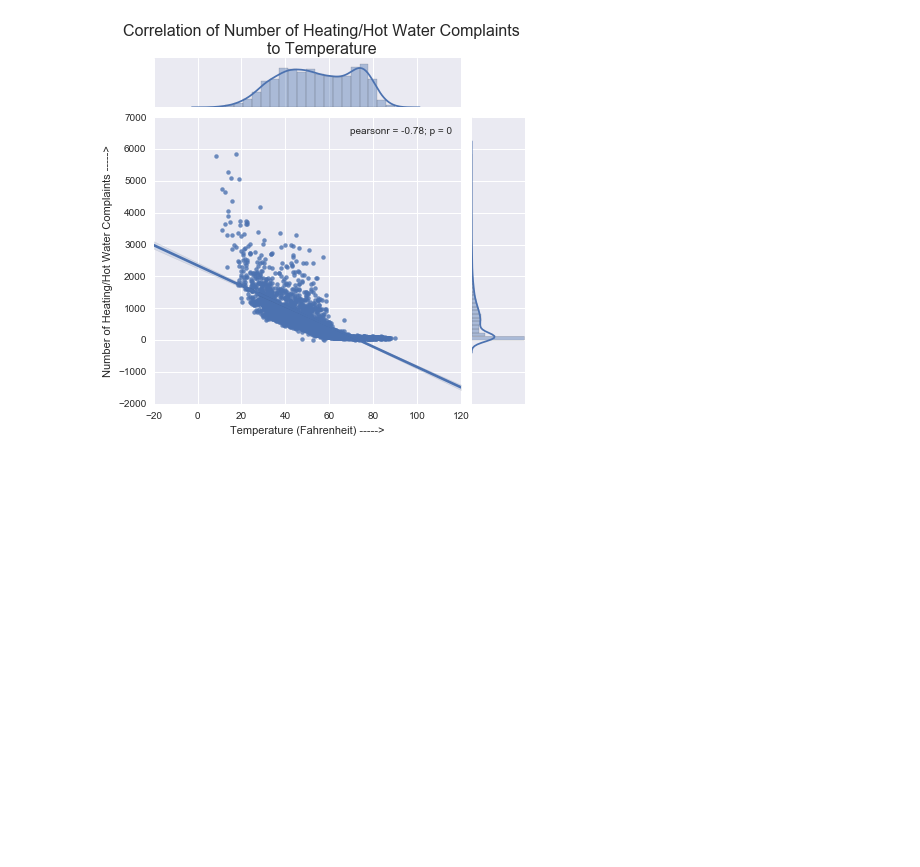
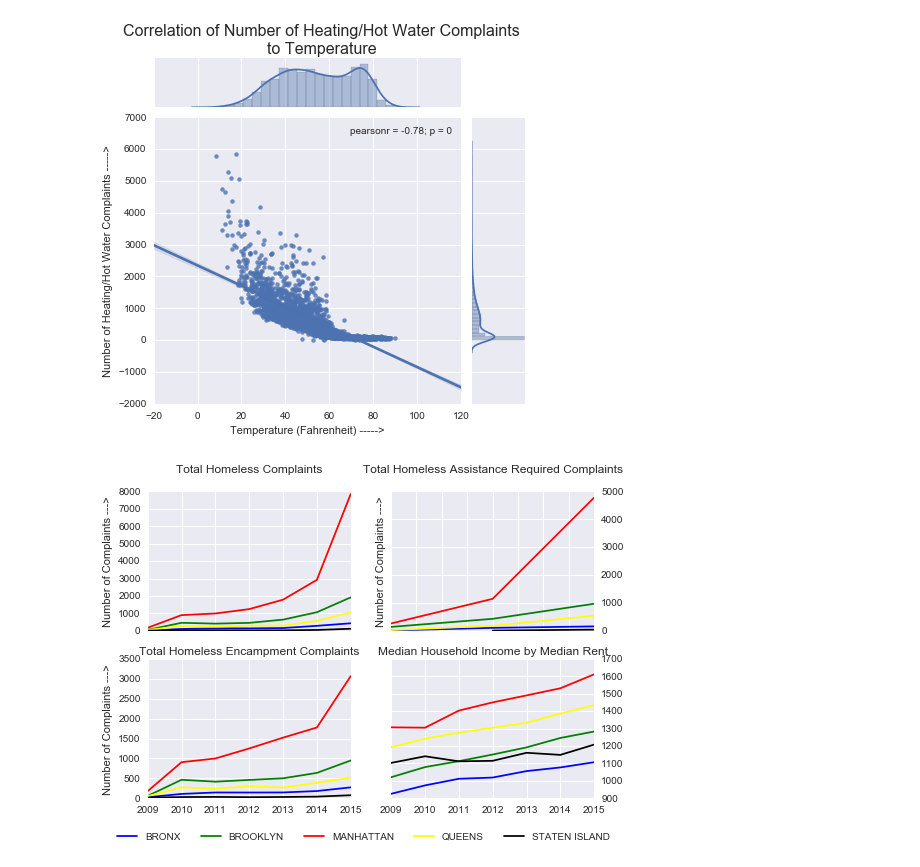
Before and after one commit to aparajita2930/NYC_Complaints_Analysis, a Jupyter notebook: results/plots/Part 2 Visualizations.ipynb, the cells around one changed output. Saved outputs shown, nothing was run; the diff lists cells and outputs as text; code cells hidden in the pictures; blank space fills up the shorter version.

```diff
--- a/results/plots/Part 2 Visualizations.ipynb
+++ b/results/plots/Part 2 Visualizations.ipynb
@@ -61,3 +63,63 @@ g.ax_joint.set_ylabel("Number of Heating/Hot Water Complaints ----->")
 # %% [output]
 <matplotlib.text.Text at 0x...>
 [figure]
+# %%
+# Distribution of Homeless complaints with Income Gap
+homeless_complaints = pd.read_csv('../res_use_cases/homeless_complaints_combined_with_income_gap.out',  names = ["year", "borough", "num_complaints", "income"])
+homeless_complaints['year'] = pd.to_datetime(homeless_complaints['year'], format='%Y').dt.date
+
+assistance_homeless_complaints = pd.read_csv('../res_use_cases/homeless_assistance_complaints_with_income_gap.out',  names = ["year", "borough", "num_complaints", "income"])
+assistance_homeless_complaints['year'] = pd.to_datetime(assistance_homeless_complaints['year'], format='%Y').dt.date
+
+homeless_encampment_complaints = pd.read_csv('../res_use_cases/homeless_encampment_complaints_with_income_gap.out',  names = ["year", "borough", "num_complaints", "income"])
+homeless_encampment_complaints['year'] = pd.to_datetime(homeless_encampment_complaints['year'], format='%Y').dt.date
+
+
+fig, ax1 = plt.subplots(2,2)
+colors = ['blue','green','red','yellow','black']
+color_idx = 0
+for label, df in homeless_complaints.groupby('borough'):
+    ax1[0,0].plot(df.year, df.num_complaints, label=label, color = colors[color_idx])
+    ax1[1,1].plot(df.year, df.income, label=label, color = colors[color_idx])
+    color_idx += 1
+
+ax1[0, 0].set_title('Total Homeless Complaints', y=1.10)
+ax1[0,0].set_ylabel('Number of Complaints --->', fontsize=11)
+ax1[1, 1].set_title('Median Household Income by Median Rent', linespacing=3)
+ax1[1, 1].yaxis.tick_right()
+color_idx = 0
+for label, df in assistance_homeless_complaints.groupby('borough'):
+    ax1[0,1].plot(df.year, df.num_complaints, label=label, color = colors[color_idx])
+    color_idx += 1
+
+ax1[0, 1].yaxis.tick_right()
+ax1[0, 1].set_title('Total Homeless Assistance Required Complaints', y=1.10)
+ax1[0, 1].set_ylabel('Number of Complaints --->', fontsize=11)
+
+color_idx = 0
+for label, df in homeless_encampment_complaints.groupby('borough'):
+    lines = ax1[1,0].plot(df.year, df.num_complaints, label=label, color = colors[color_idx])
+    color_idx += 1
+ax1[1, 0].set_title('Total Homeless Encampment Complaints', linespacing =6)
+ax1[1, 0].set_ylabel('Number of Complaints --->', fontsize=11)
+
+# Fine-tune figure; hide x ticks for top plots and y ticks for right plots
+plt.setp([a.get_xticklabels() for a in ax1[0, :]], visible=False)
+#plt.setp([a.get_yticklabels() for a in ax1[:, 1]], visible=False)
+
+# Create custom legend
+blue_line = mlines.Line2D([], [], color=colors[0],markersize=15, label='BRONX')
+green_line = mlines.Line2D([], [], color=colors[1], markersize=15, label='BROOKLYN')
+red_line = mlines.Line2D([], [], color=colors[2], markersize=15, label='MANHATTAN')
+yellow_line = mlines.Line2D([], [], color=colors[3], markersize=15, label='QUEENS')
+black_line = mlines.Line2D([], [], color=colors[4], markersize=15, label='STATEN ISLAND')
+
+handles = [blue_line,green_line,red_line,yellow_line,black_line]
+labels = [h.get_label() for h in handles]
+
+#fig.legend(handles=handles, labels=labels, loc='lower left')
+plt.figlegend( handles, labels, loc = 'lower center', ncol=5, labelspacing=0. )
+
+plt.show()
+# %% [output]
+[figure, added]
```
Also changed, not shown: parts of 1 cell of this notebook, 2 other files.
